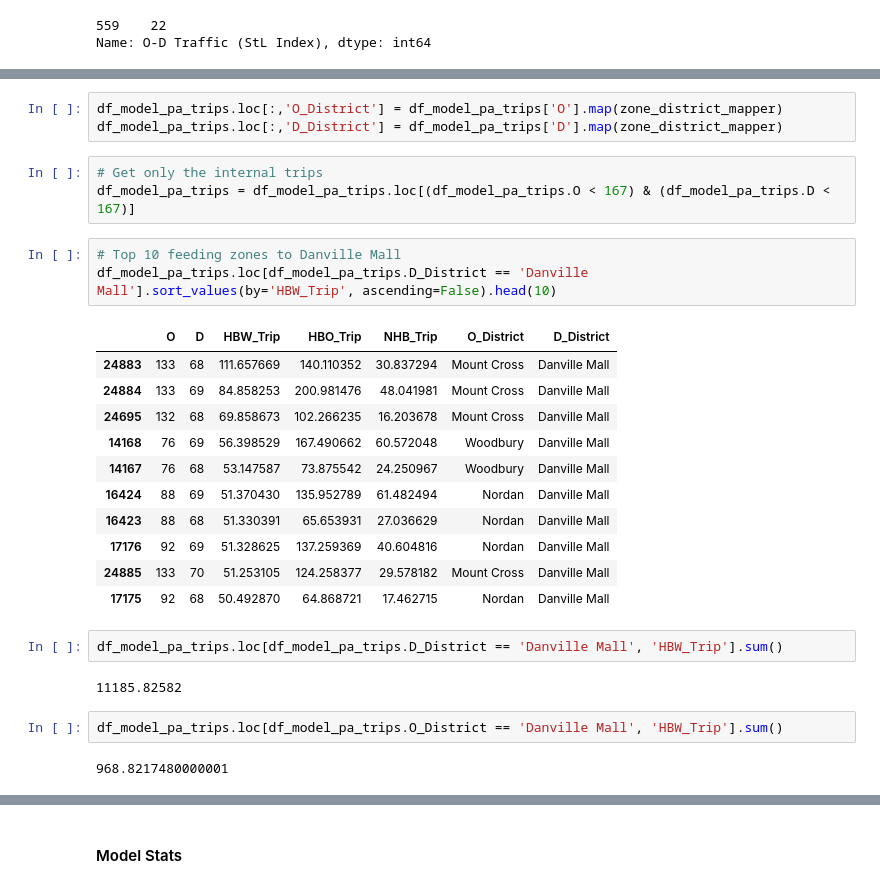
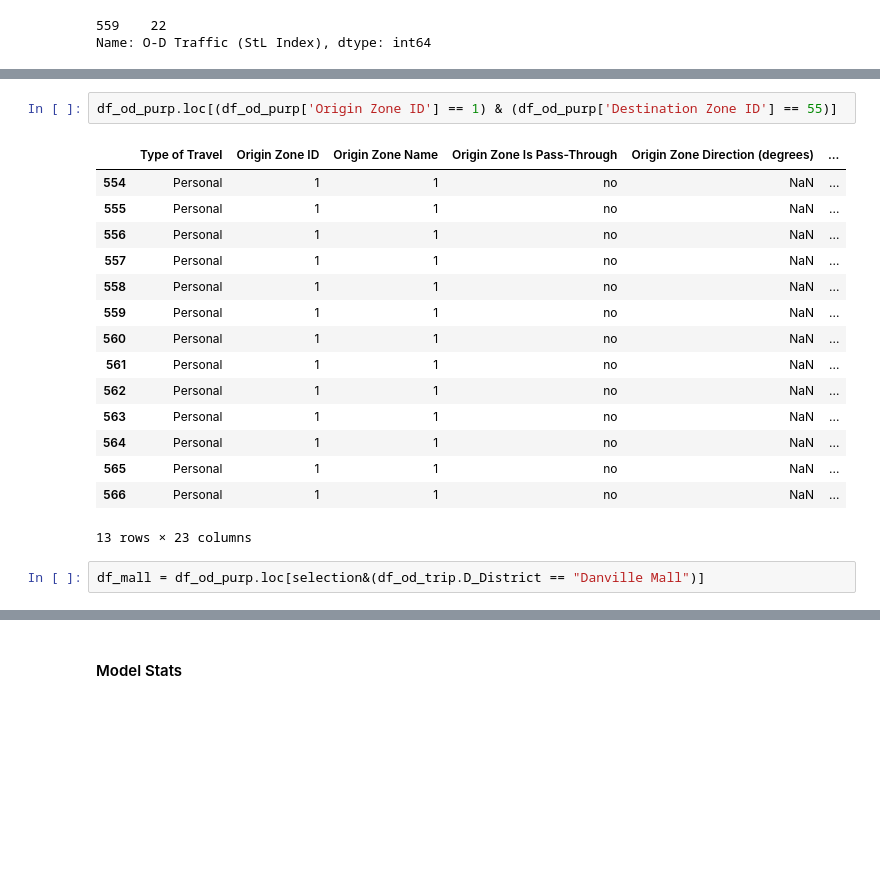
Before and after one commit to xys234/Work, a Jupyter notebook: notebooks/2018_09_11_Analyze_Streetlight_Data_for_Danville.ipynb, the cells around one changed output, grey strips where cells are left out. Cells and saved outputs as stored; diff of their text form; blank space fills up the shorter version.

```diff
--- a/notebooks/2018_09_11_Analyze_Streetlight_Data_for_Danville.ipynb
+++ b/notebooks/2018_09_11_Analyze_Streetlight_Data_for_Danville.ipynb
@@ -135,29 +137,20 @@ df_model_pa_trips.head()
-# %%
-df_model_pa_trips.loc[:,'O_District'] = df_model_pa_trips['O'].map(zone_district_mapper)
-df_model_pa_trips.loc[:,'D_District'] = df_model_pa_trips['D'].map(zone_district_mapper)
-# %%
-# Get only the internal trips
-df_model_pa_trips = df_model_pa_trips.loc[(df_model_pa_trips.O < 167) & (df_model_pa_trips.D < 167)]
-# %%
-# Top 10 feeding zones to Danville Mall
-df_model_pa_trips.loc[df_model_pa_trips.D_District == 'Danville Mall'].sort_values(by='HBW_Trip', ascending=False).head(10)
-# %% [output]
-|  | O | D | HBW_Trip | HBO_Trip | NHB_Trip | O_District | D_District |
-| 24883 | 133 | 68 | 111.657669 | 140.110352 | 30.837294 | Mount Cross | Danville Mall |
-| 24884 | 133 | 69 | 84.858253 | 200.981476 | 48.041981 | Mount Cross | Danville Mall |
-| 24695 | 132 | 68 | 69.858673 | 102.266235 | 16.203678 | Mount Cross | Danville Mall |
-| 14168 | 76 | 69 | 56.398529 | 167.490662 | 60.572048 | Woodbury | Danville Mall |
-| 14167 | 76 | 68 | 53.147587 | 73.875542 | 24.250967 | Woodbury | Danville Mall |
-| 16424 | 88 | 69 | 51.370430 | 135.952789 | 61.482494 | Nordan | Danville Mall |
-| 16423 | 88 | 68 | 51.330391 | 65.653931 | 27.036629 | Nordan | Danville Mall |
-| 17176 | 92 | 69 | 51.328625 | 137.259369 | 40.604816 | Nordan | Danville Mall |
-| 24885 | 133 | 70 | 51.253105 | 124.258377 | 29.578182 | Mount Cross | Danville Mall |
-| 17175 | 92 | 68 | 50.492870 | 64.868721 | 17.462715 | Nordan | Danville Mall |
+# %%
+df_od_purp.loc[(df_od_purp['Origin Zone ID'] == 1) & (df_od_purp['Destination Zone ID'] == 55)]
+# %% [output]
+|  | Type of Travel | Origin Zone ID | Origin Zone Name | Origin Zone Is Pass-Through | Origin Zone Direction (degrees) | ... |
+| 554 | Personal | 1 | 1 | no | NaN | ... |
+| 555 | Personal | 1 | 1 | no | NaN | ... |
+| 556 | Personal | 1 | 1 | no | NaN | ... |
+| 557 | Personal | 1 | 1 | no | NaN | ... |
+| 558 | Personal | 1 | 1 | no | NaN | ... |
+| 559 | Personal | 1 | 1 | no | NaN | ... |
+| 560 | Personal | 1 | 1 | no | NaN | ... |
+| 561 | Personal | 1 | 1 | no | NaN | ... |
+| 562 | Personal | 1 | 1 | no | NaN | ... |
+| 563 | Personal | 1 | 1 | no | NaN | ... |
+| 564 | Personal | 1 | 1 | no | NaN | ... |
+| 565 | Personal | 1 | 1 | no | NaN | ... |
+| 566 | Personal | 1 | 1 | no | NaN | ... |
+13 rows × 23 columns
 # %%
-df_model_pa_trips.loc[df_model_pa_trips.D_District == 'Danville Mall', 'HBW_Trip'].sum()
+df_mall = df_od_purp.loc[selection&(df_od_trip.D_District == "Danville Mall")]
-# %% [output]
-11185.82582
-# %%
-df_model_pa_trips.loc[df_model_pa_trips.O_District == 'Danville Mall', 'HBW_Trip'].sum()
-# %% [output]
-968.8217480000001
```
Also changed, not shown: parts of 19 cells of this notebook, 15 other files.
